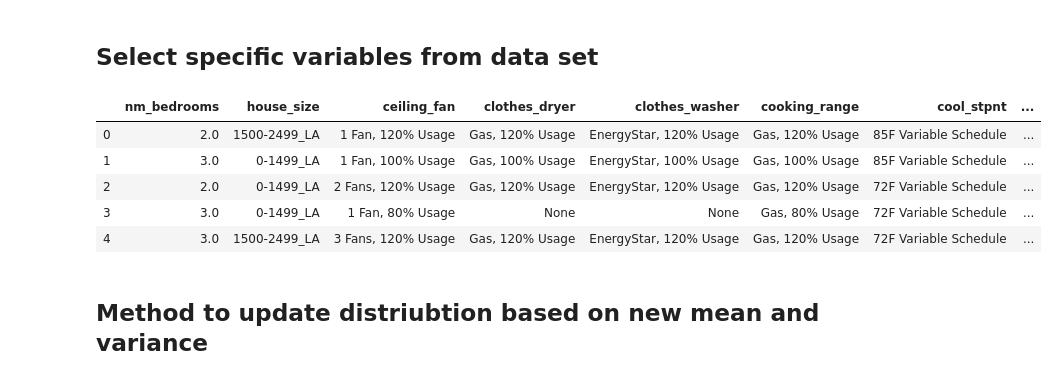
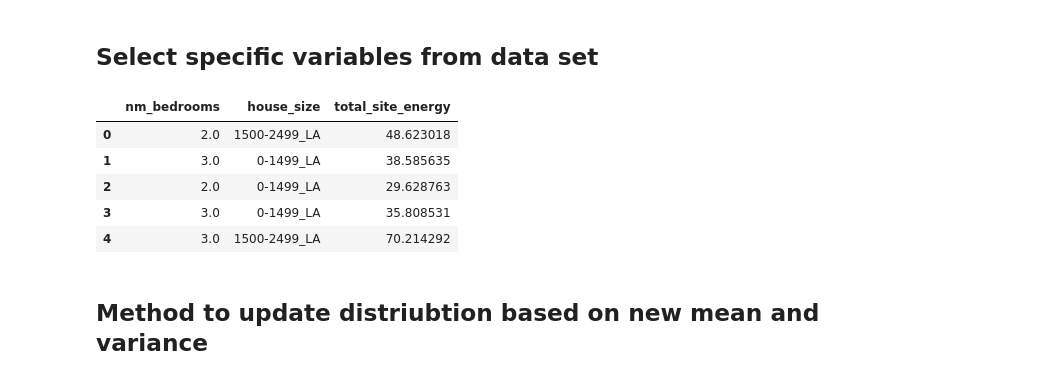
Before and after one commit to rawadelkontar/importance-sampling, a Jupyter notebook: Importance_Sampling.ipynb, the cells around one changed output. Cells and saved outputs as stored; diff of their text form; code cells hidden in the pictures.

```diff
--- a/Importance_Sampling.ipynb
+++ b/Importance_Sampling.ipynb
@@ -52,27 +48,27 @@ Index(['nm_bedrooms', 'ceiling_fan', 'clothes_dryer', 'clothes_washer',
 ## Select specific variables from data set
 # %%
 
-df = df[[ 'nm_bedrooms', 'house_size','ceiling_fan', 'clothes_dryer', 'clothes_washer',
-         'cooking_range', 'cool_stpnt', 'cool_stpnt_ofst_mag',
-        'cool_stpnt_ofst_prd', 'dish_washer', 'ducts', 'nm_floors',
+df = df[[ 'nm_bedrooms', 'house_size',#'ceiling_fan', 'clothes_dryer', 'clothes_washer',
+         #'cooking_range', 'cool_stpnt', 'cool_stpnt_ofst_mag',
+        #'cool_stpnt_ofst_prd', 'dish_washer', 'ducts', 'nm_floors',
          #'foundation', 'garage', 'house_size', 'heating_fuel', 'heat_stpnt',
          #'heat_stpnt_ofst_mag', 'heat_stpnt_ofst_prd', 'hot_water_distribution',
          #'cool_efficiency', 'cool_type', 'heat_pump', 'heat_electricity',
          #'heat_natural_gas', 'heat_propane', 'is_heat_pump', 'infiltration',
          #'lighting','location', 'extra_refrigerator', 'freezer', 'gas_fireplace', 'hot_tub',
          #'pool','well_pump', 'neighbors',
          #'pool_heater', 'pool_pump', 'refrigerator', 'roof_material', 'vintage',
          #'water_heater', 'windows',
          'total_site_energy' ]]
 
 df.head(5)
 # %% [output]
-|  | nm_bedrooms | house_size | ceiling_fan | clothes_dryer | clothes_washer | cooking_range | cool_stpnt | ... |
-| 0 | 2.0 | 1500-2499_LA | 1 Fan, 120% Usage | Gas, 120% Usage | EnergyStar, 120% Usage | Gas, 120% Usage | 85F Variable Schedule | ... |
-| 1 | 3.0 | 0-1499_LA | 1 Fan, 100% Usage | Gas, 100% Usage | EnergyStar, 100% Usage | Gas, 100% Usage | 85F Variable Schedule | ... |
-| 2 | 2.0 | 0-1499_LA | 2 Fans, 120% Usage | Gas, 120% Usage | EnergyStar, 120% Usage | Gas, 120% Usage | 72F Variable Schedule | ... |
-| 3 | 3.0 | 0-1499_LA | 1 Fan, 80% Usage | None | None | Gas, 80% Usage | 72F Variable Schedule | ... |
-| 4 | 3.0 | 1500-2499_LA | 3 Fans, 120% Usage | Gas, 120% Usage | EnergyStar, 120% Usage | Gas, 120% Usage | 72F Variable Schedule | ... |
+|  | nm_bedrooms | house_size | total_site_energy |
+| 0 | 2.0 | 1500-2499_LA | 48.623018 |
+| 1 | 3.0 | 0-1499_LA | 38.585635 |
+| 2 | 2.0 | 0-1499_LA | 29.628763 |
+| 3 | 3.0 | 0-1499_LA | 35.808531 |
+| 4 | 3.0 | 1500-2499_LA | 70.214292 |
 # %% [markdown]
 ## Method to update distriubtion based on new mean and variance
 # %%
```
Also changed, not shown: parts of 16 cells of this notebook.
